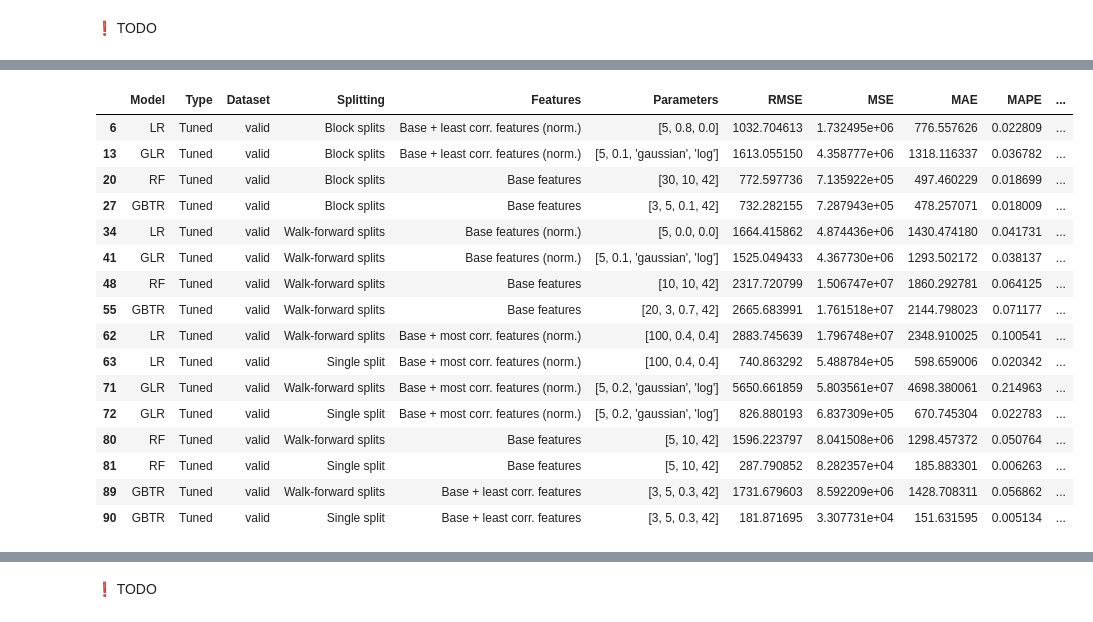
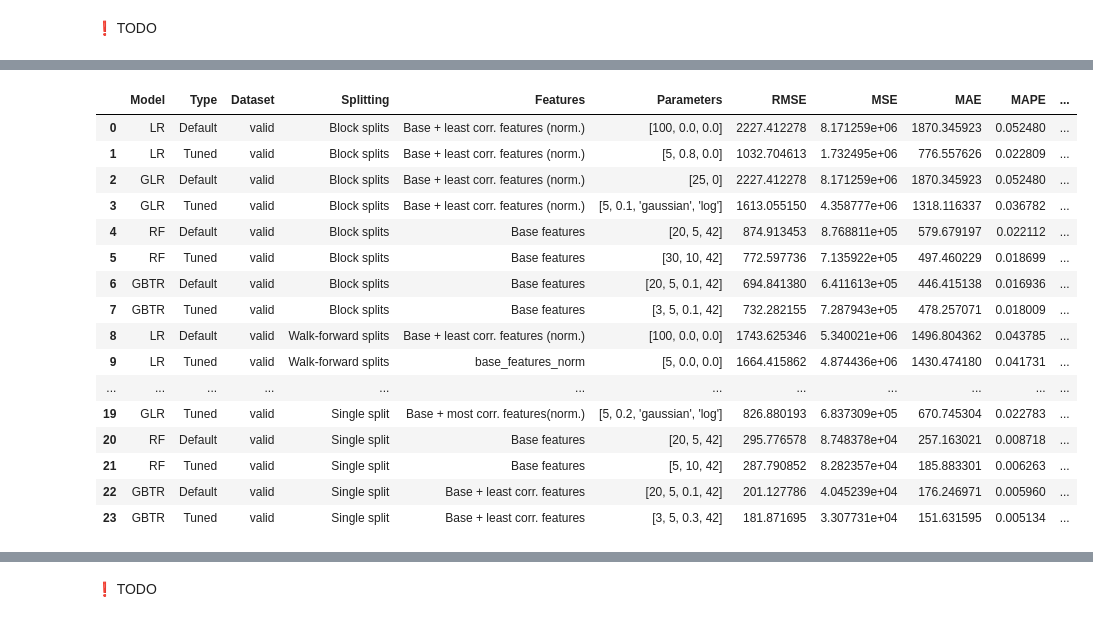
Before and after one commit to CorsiDanilo/bitcoin-price-prediction-with-pyspark, a Jupyter notebook: notebooks/6-final-scores.ipynb, the cells around one changed output, grey strips where cells are left out. Saved outputs shown, nothing was run; the diff lists cells and outputs as text; code cells hidden in the pictures.

```diff
--- a/notebooks/6-final-scores.ipynb
+++ b/notebooks/6-final-scores.ipynb
@@ -303,0 +199,11 @@ fig_r2.show()
+# %%
+# Load all results
+splits_list = [BLOCK_SPLITS_NAME, WALK_FORWARD_SPLITS_NAME, SHORT_TERM_SPLITS_NAME]
+models_list = [LR_MODEL_NAME, GLR_MODEL_NAME, RF_MODEL_NAME, GBTR_MODEL_NAME]
+
+train_valid_all_results_raw = final_scores_utilities.get_all_results(splits_list, models_list, RESULTS_DIR) # Get all results
+# %%
+train_valid_all_results = train_valid_all_results_raw[train_valid_all_results_raw['Dataset'] != 'train'] # Remove the 'train' dataset
+
+train_valid_all_results = final_scores_utilities.dataset_fine_tuning(train_valid_all_results, 'results') # Fine tuning of the dataset
+train_valid_all_results = train_valid_all_results[(train_valid_all_results['Dataset'] == 'valid') & (train_valid_all_results['Type'] == 'Default')] # Get only the default results
@@ -303,0 +212,4 @@ fig_r2.show()
+# %%
+title1 = 'RMSE per Features type'
+title2 = 'R2 per Features type'
+final_scores_utilities.train_val_bar_plot_results(train_valid_all_results, colors='Features', x='Model', y1='RMSE', y2='R2', facet_col='Splitting', title1=title1, title2=title2)
@@ -327,20 +221,30 @@ fig_r2.show()
-# %%
-train_valid_all_results_grouped
-# %% [output]
-|  | Model | Type | Dataset | Splitting | Features | Parameters | RMSE | MSE | MAE | MAPE | ... |
-| 6 | LR | Tuned | valid | Block splits | Base + least corr. features (norm.) | [5, 0.8, 0.0] | 1032.704613 | 1.732495e+06 | 776.557626 | 0.022809 | ... |
-| 13 | GLR | Tuned | valid | Block splits | Base + least corr. features (norm.) | [5, 0.1, 'gaussian', 'log'] | 1613.055150 | 4.358777e+06 | 1318.116337 | 0.036782 | ... |
-| 20 | RF | Tuned | valid | Block splits | Base features | [30, 10, 42] | 772.597736 | 7.135922e+05 | 497.460229 | 0.018699 | ... |
-| 27 | GBTR | Tuned | valid | Block splits | Base features | [3, 5, 0.1, 42] | 732.282155 | 7.287943e+05 | 478.257071 | 0.018009 | ... |
-| 34 | LR | Tuned | valid | Walk-forward splits | Base features (norm.) | [5, 0.0, 0.0] | 1664.415862 | 4.874436e+06 | 1430.474180 | 0.041731 | ... |
-| 41 | GLR | Tuned | valid | Walk-forward splits | Base features (norm.) | [5, 0.1, 'gaussian', 'log'] | 1525.049433 | 4.367730e+06 | 1293.502172 | 0.038137 | ... |
-| 48 | RF | Tuned | valid | Walk-forward splits | Base features | [10, 10, 42] | 2317.720799 | 1.506747e+07 | 1860.292781 | 0.064125 | ... |
-| 55 | GBTR | Tuned | valid | Walk-forward splits | Base features | [20, 3, 0.7, 42] | 2665.683991 | 1.761518e+07 | 2144.798023 | 0.071177 | ... |
-| 62 | LR | Tuned | valid | Walk-forward splits | Base + most corr. features (norm.) | [100, 0.4, 0.4] | 2883.745639 | 1.796748e+07 | 2348.910025 | 0.100541 | ... |
-| 63 | LR | Tuned | valid | Single split | Base + most corr. features (norm.) | [100, 0.4, 0.4] | 740.863292 | 5.488784e+05 | 598.659006 | 0.020342 | ... |
-| 71 | GLR | Tuned | valid | Walk-forward splits | Base + most corr. features (norm.) | [5, 0.2, 'gaussian', 'log'] | 5650.661859 | 5.803561e+07 | 4698.380061 | 0.214963 | ... |
-| 72 | GLR | Tuned | valid | Single split | Base + most corr. features (norm.) | [5, 0.2, 'gaussian', 'log'] | 826.880193 | 6.837309e+05 | 670.745304 | 0.022783 | ... |
-| 80 | RF | Tuned | valid | Walk-forward splits | Base features | [5, 10, 42] | 1596.223797 | 8.041508e+06 | 1298.457372 | 0.050764 | ... |
-| 81 | RF | Tuned | valid | Single split | Base features | [5, 10, 42] | 287.790852 | 8.282357e+04 | 185.883301 | 0.006263 | ... |
-| 89 | GBTR | Tuned | valid | Walk-forward splits | Base + least corr. features | [3, 5, 0.3, 42] | 1731.679603 | 8.592209e+06 | 1428.708311 | 0.056862 | ... |
-| 90 | GBTR | Tuned | valid | Single split | Base + least corr. features | [3, 5, 0.3, 42] | 181.871695 | 3.307731e+04 | 151.631595 | 0.005134 | ... |
+# %%
+# Load relevant results
+splits_list = [BLOCK_SPLITS_NAME, WALK_FORWARD_SPLITS_NAME, SHORT_TERM_SPLITS_NAME]
+models_list = [LR_MODEL_NAME, GLR_MODEL_NAME, RF_MODEL_NAME, GBTR_MODEL_NAME]
+
+train_valid_results_raw, train_valid_accuracy_raw = final_scores_utilities.get_rel_results(splits_list, models_list, RESULTS_DIR) # Get relevant results
+
+train_valid_results = final_scores_utilities.dataset_fine_tuning(train_valid_results_raw, 'results') # Fine tuning of the dataset
+train_valid_accuracy = final_scores_utilities.dataset_fine_tuning(train_valid_accuracy_raw, 'accuracy') # Fine tuning of the dataset
+# %%
+train_valid_results = final_scores_utilities.dataset_fine_tuning(train_valid_results, 'results')
+train_valid_results
+# %% [output]
+|  | Model | Type | Dataset | Splitting | Features | Parameters | RMSE | MSE | MAE | MAPE | ... |
+| 0 | LR | Default | valid | Block splits | Base + least corr. features (norm.) | [100, 0.0, 0.0] | 2227.412278 | 8.171259e+06 | 1870.345923 | 0.052480 | ... |
+| 1 | LR | Tuned | valid | Block splits | Base + least corr. features (norm.) | [5, 0.8, 0.0] | 1032.704613 | 1.732495e+06 | 776.557626 | 0.022809 | ... |
+| 2 | GLR | Default | valid | Block splits | Base + least corr. features (norm.) | [25, 0] | 2227.412278 | 8.171259e+06 | 1870.345923 | 0.052480 | ... |
+| 3 | GLR | Tuned | valid | Block splits | Base + least corr. features (norm.) | [5, 0.1, 'gaussian', 'log'] | 1613.055150 | 4.358777e+06 | 1318.116337 | 0.036782 | ... |
+| 4 | RF | Default | valid | Block splits | Base features | [20, 5, 42] | 874.913453 | 8.768811e+05 | 579.679197 | 0.022112 | ... |
+| 5 | RF | Tuned | valid | Block splits | Base features | [30, 10, 42] | 772.597736 | 7.135922e+05 | 497.460229 | 0.018699 | ... |
+| 6 | GBTR | Default | valid | Block splits | Base features | [20, 5, 0.1, 42] | 694.841380 | 6.411613e+05 | 446.415138 | 0.016936 | ... |
+| 7 | GBTR | Tuned | valid | Block splits | Base features | [3, 5, 0.1, 42] | 732.282155 | 7.287943e+05 | 478.257071 | 0.018009 | ... |
+| 8 | LR | Default | valid | Walk-forward splits | Base + least corr. features (norm.) | [100, 0.0, 0.0] | 1743.625346 | 5.340021e+06 | 1496.804362 | 0.043785 | ... |
+| 9 | LR | Tuned | valid | Walk-forward splits | base_features_norm | [5, 0.0, 0.0] | 1664.415862 | 4.874436e+06 | 1430.474180 | 0.041731 | ... |
+| ... | ... | ... | ... | ... | ... | ... | ... | ... | ... | ... | ... |
+| 19 | GLR | Tuned | valid | Single split | Base + most corr. features(norm.) | [5, 0.2, 'gaussian', 'log'] | 826.880193 | 6.837309e+05 | 670.745304 | 0.022783 | ... |
+| 20 | RF | Default | valid | Single split | Base features | [20, 5, 42] | 295.776578 | 8.748378e+04 | 257.163021 | 0.008718 | ... |
+| 21 | RF | Tuned | valid | Single split | Base features | [5, 10, 42] | 287.790852 | 8.282357e+04 | 185.883301 | 0.006263 | ... |
+| 22 | GBTR | Default | valid | Single split | Base + least corr. features | [20, 5, 0.1, 42] | 201.127786 | 4.045239e+04 | 176.246971 | 0.005960 | ... |
+| 23 | GBTR | Tuned | valid | Single split | Base + least corr. features | [3, 5, 0.3, 42] | 181.871695 | 3.307731e+04 | 151.631595 | 0.005134 | ... |
```
Also changed, not shown: parts of 34 cells of this notebook, 1 other file.
